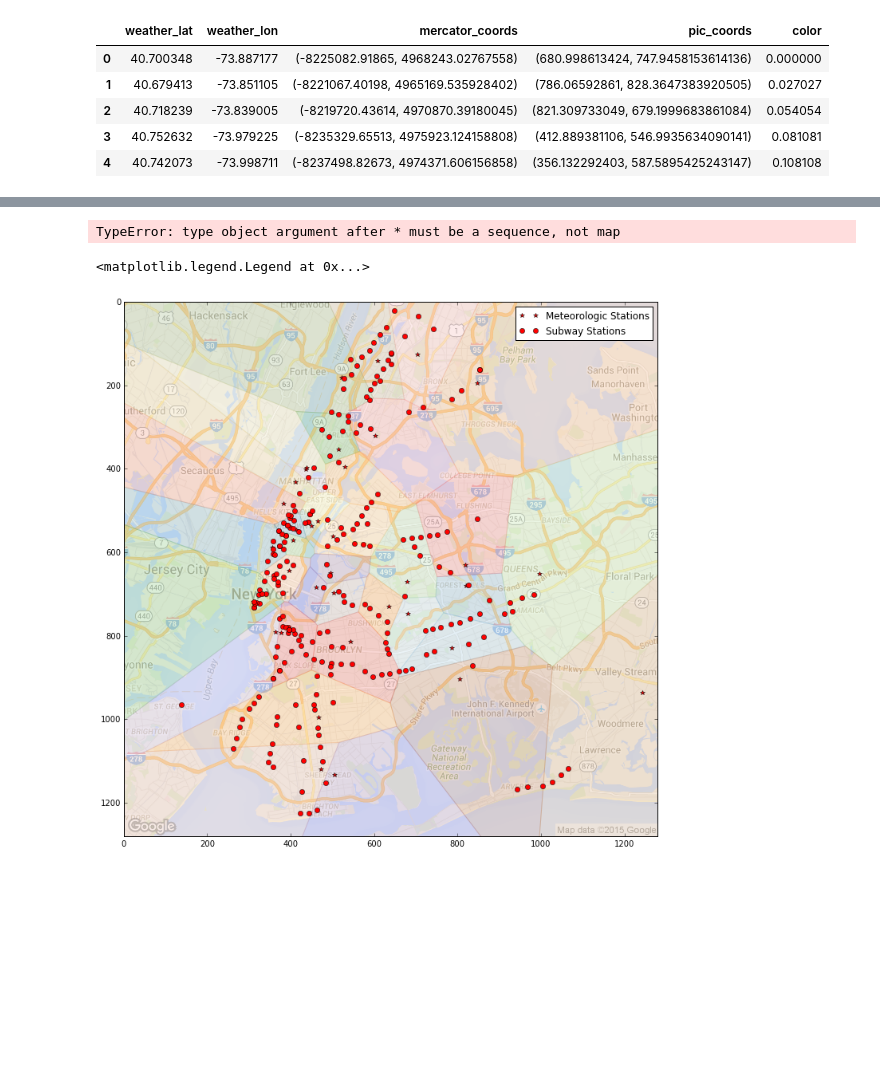
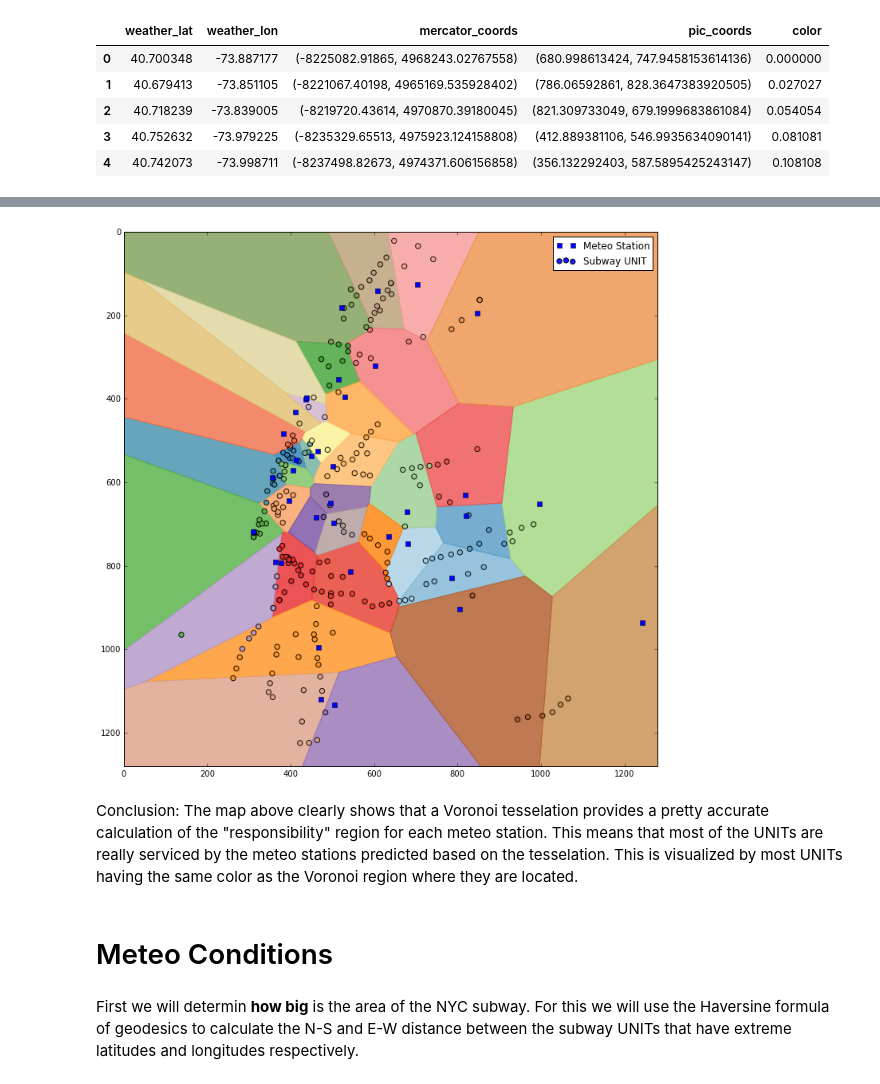
Before and after one commit to ihkihk/datan, a Jupyter notebook: p2_nycsubway/p2_nyc.ipynb, the cells around one changed output, grey strips where cells are left out. Drawn from its saved outputs; the diff is of its cells as text; code cells hidden in the pictures; blank space fills up the shorter version.

```diff
--- a/p2_nycsubway/p2_nyc.ipynb
+++ b/p2_nycsubway/p2_nyc.ipynb
@@ -172,8 +172,10 @@ We also see, that each UNIT is serviced by only one meteorological station durin
 # %% [markdown]
 We create a new DataFrame that will contain the coordinates of the UNITs
 # %%
-unit_coords = pd.DataFrame({'latitude':units.latitude.unique(), 'longitude':units.longitude.unique(),
-                           'weather_lat':units.weather_lat.unique(), 'weather_lon':units.weather_lon.unique()})
+unit_coords = pd.DataFrame({'latitude':units.latitude.unique().map(np.squeeze),
+                            'longitude':units.longitude.unique().map(np.squeeze),
+                            'weather_lat':units.weather_lat.unique().map(np.squeeze),
+                            'weather_lon':units.weather_lon.unique().map(np.squeeze)})
 # %%
 unit_coords.head()
 # %% [output]
@@ -195,7 +197,7 @@ def WGS84toGoogleBing(lat, lon):
 # %% [markdown]
 We add a new column with the Mercator-transformed points to the UNIT's coordinate DataFrame
 # %%
-unit_coords = unit_coords.assign(mercator_coords=unit_coords.apply(lambda row: WGS84toGoogleBing(row[0][0],row[1][0]), axis=1))
+unit_coords = unit_coords.assign(mercator_coords=unit_coords.apply(lambda row: WGS84toGoogleBing(row[0],row[1]), axis=1))
 # %% [markdown]
 Here we read the base map screenshot, as obtained from http://www.maptiler.org/photoshop-google-maps-overlay-tiles/
 # %%
@@ -410,31 +377,37 @@ R464    (835.81212167, 871.3469068913307)
-# %%
-pd.merge(unit_coords, metstat, on = ['weather_lat','weather_lon'], how="left")
-# %% [output]
-TypeError: type object argument after * must be a sequence, not map
 # %%
 import matplotlib.cm as cm
 
 regions, vertices = voronoi_finite_polygons_2d(vor)
 
-
-# Draw and colorize Voronoi tesselation
+# Draw and colorize the regions of the Voronoi tesselation
 col = 0
 clrmap = cm.get_cmap("Paired", lut = metstat.shape[0])
 for region in regions:
     col = col + 1
     polygon = vertices[region]
-    plt.fill(*zip(*polygon), alpha=0.2, color=clrmap(metstat.color[col-1]))
+    plt.fill(*zip(*polygon), alpha=0.8, color=clrmap(metstat.color[col-1]))
 
-plt.plot(vor_points[:,0], vor_points[:,1], 'r*', label="Meteorologic Stations")
+plt.plot(vor_points[:,0], vor_points[:,1], 'bs', label="Meteo Station")
 plt.gca().invert_yaxis()
 
-plt.imshow(google_nyc_map, alpha=0.4)
+# Plot the NYC base map
+#plt.imshow(google_nyc_map, alpha=0.6)
 
-plt.plot(xx, yy, "ro", mec="k",label = "Subway Stations")
+# Plot the UNITs
+units_with_color = pd.merge(unit_coords, metstat, on = ['weather_lat','weather_lon'], how="left")
+units_with_color.set_index(unit_coords.index)
+units_color = units_with_color.color
+plt.scatter(xx, yy, label = "Subway UNIT", cmap=clrmap, s = 40, c=units_color, alpha=0.9, zorder=2)
 
 plt.axis([0, google_nyc_map.shape[0], google_nyc_map.shape[1], 0])
+plt.legend()
 
-plt.legend()
+plt.savefig("images/meteo_voronoi.png", dpi=200, bbox_inches='tight')
 # %% [output]
-<matplotlib.legend.Legend at 0x...>
-[figure, old version]
+[figure, new version]
+# %% [markdown]
+Conclusion: The map above clearly shows that a Voronoi tesselation provides a pretty accurate calculation of the "responsibility" region for each meteo station. This means that most of the UNITs are really serviced by the meteo stations predicted based on the tesselation. This is visualized by most UNITs having the same color as the Voronoi region where they are located.
+# %% [markdown]
+# Meteo Conditions
+# %% [markdown]
+First we will determin **how big** is the area of the NYC subway. For this we will use the Haversine formula of geodesics to calculate the N-S and E-W distance between the subway UNITs that have extreme latitudes and longitudes respectively.
```
Also changed, not shown: parts of 28 cells of this notebook, 2 other files.
